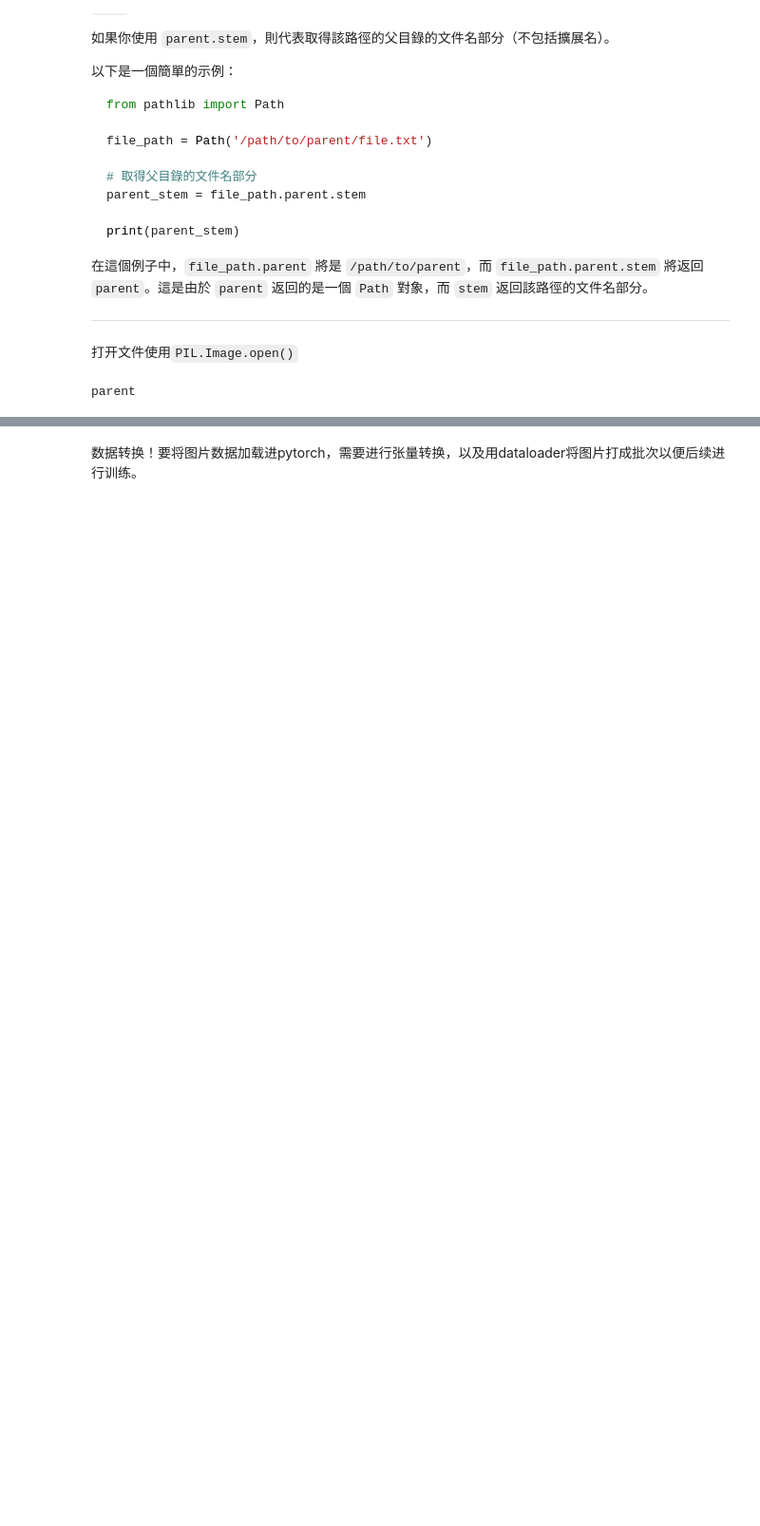
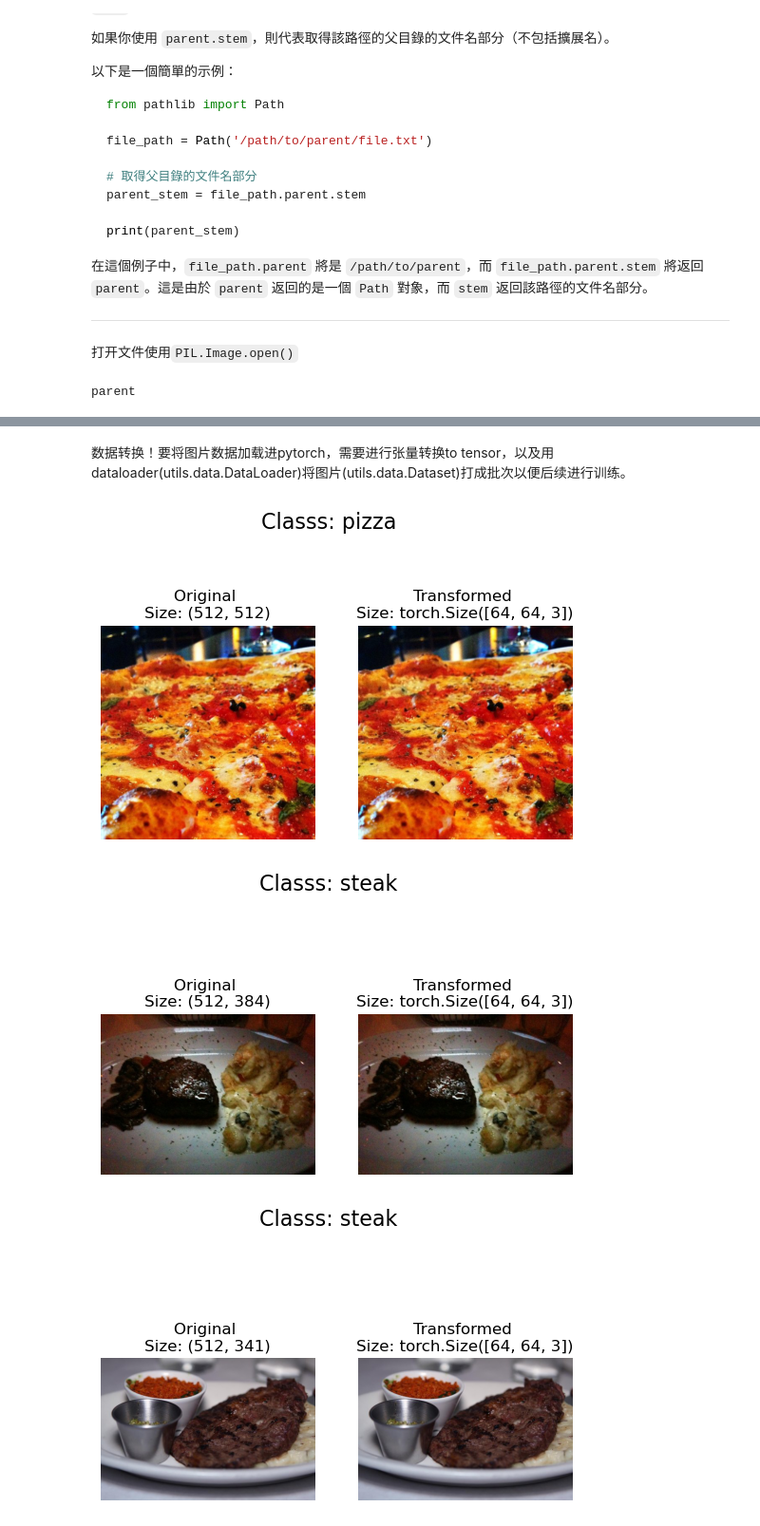
Before and after one commit to sherryuuer/MLANN, a Jupyter notebook: PyTorch/04_pytorch_custom_data_food101.ipynb, the cells around one changed output, grey strips where cells are left out. Shown at 95% size. Cells and saved outputs as stored; diff of their text form; code cells hidden in the pictures; blank space fills up the shorter version.

```diff
--- a/PyTorch/04_pytorch_custom_data_food101.ipynb
+++ b/PyTorch/04_pytorch_custom_data_food101.ipynb
@@ -42,6 +48,10 @@ else:
 用大量的时间进行数据准备！查看数据集的结构，将它准备为pytorch可以处理的张量，batch，dataloader。
 # %%
 # use os.walk()
+from pathlib import Path
+# Setup path to data folder
+data_path = Path("data/")
+image_path = data_path / "pizza_steak_sushi"
 import os
 def walk_through_dir(dir_path):
     """
@@ -163,8 +196,54 @@ plt.axis(False);
 # %% [markdown]
-数据转换！要将图片数据加载进pytorch，需要进行张量转换，以及用dataloader将图片打成批次以便后续进行训练。
+数据转换！要将图片数据加载进pytorch，需要进行张量转换to tensor，以及用dataloader(utils.data.DataLoader)将图片(utils.data.Dataset)打成批次以便后续进行训练。
 # %%
 import torch
 from torch.utils.data import DataLoader
 from torchvision import datasets, transforms
 # %%
 # transform data with torchvision.transfroms
+# write transform for image
+data_transform = transforms.Compose([
+    # resize the images to 64 x 64
+    transforms.Resize(size=(64, 64)),
+    # flip the images randomly on the horizontal
+    transforms.RandomHorizontalFlip(p=0.5), # p is probability of flip
+    # turn the image into a torch.Tensor
+    transforms.ToTensor()  # converts all pixel values from 0 to 255 to be between 0.0 and 1.0
+])
+# %%
+# create a function to try the result of data transform
+def plot_transformed_images(image_paths, transform, n=3, seed=42):
+    """Plots a series of random images from image_paths.
+
+    Will open n image paths from image_paths, transform them
+    with transform and plot them side by side.
+
+    Args:
+        image_paths (list): List of target image paths.
+        transform (PyTorch Transforms): Transforms to apply to images.
+        n (int, optional): Number of images to plot. Defaults to 3.
+        seed (int, optional): Random seed for the random generator. Defaults to 42.
+    """
+    random.seed(seed)
+    random_image_paths = random.sample(image_paths, k=n)
+    for image_path in random_image_paths:
+        with Image.open(image_path) as f:
+            fig, ax = plt.subplots(1, 2)
+            ax[0].imshow(f)
+            ax[0].set_title(f"Original \nSize: {f.size}")
+            ax[0].axis("off")
+
+            transformed_image = transform(f).permute(1, 2, 0) # put color channel to the last position
+            ax[1].imshow(f)
+            ax[1].set_title(f"Transformed \nSize: {transformed_image.shape}")
+            ax[1].axis("off")
+
+            fig.suptitle(f"Classs: {image_path.parent.stem}", fontsize=16)
+
+plot_transformed_images(image_path_list,
+                        transform=data_transform,
+                        n=3)
+# %% [output]
+[figure, added]
+[figure, added]
+[figure, added]
```
Also changed, not shown: parts of 70 cells of this notebook, 2 other files.
